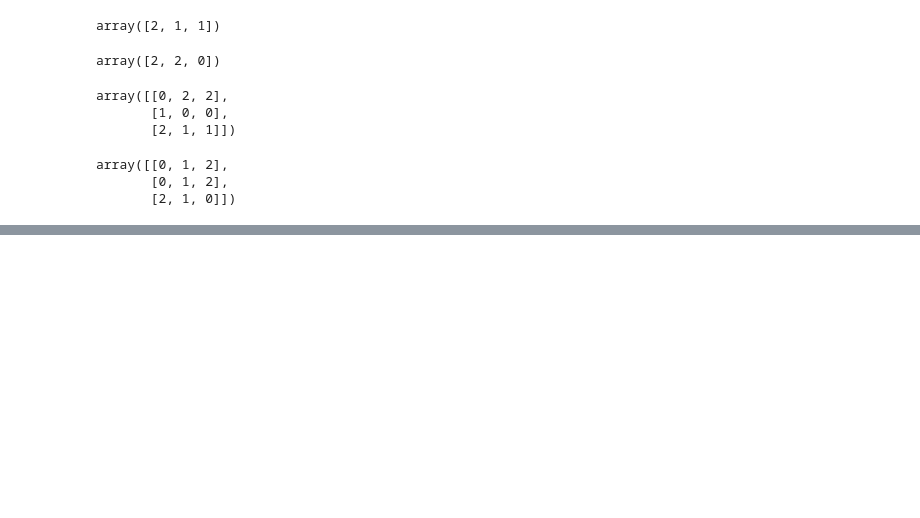
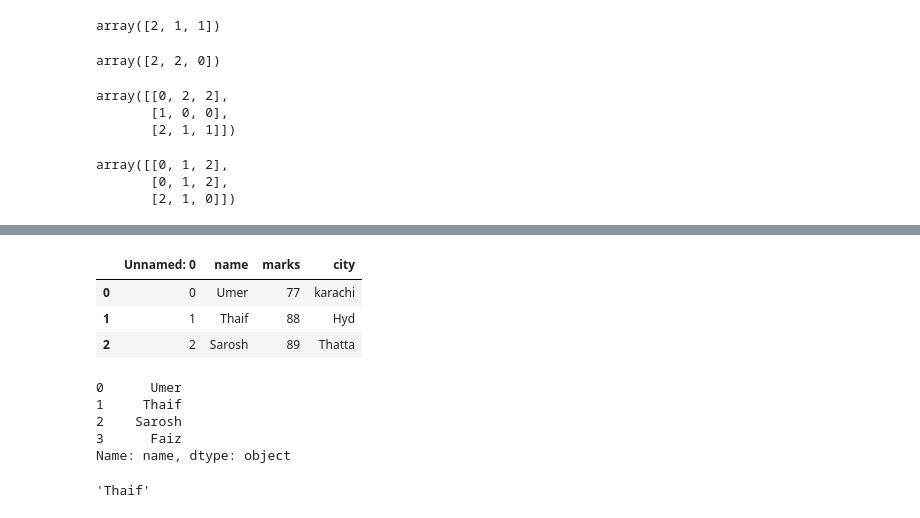
Before and after one commit to umermaher/DSA-Labs, a Jupyter notebook: Mid_Exam.ipynb, the cells around one changed output, grey strips where cells are left out. Drawn from its saved outputs; the diff is of its cells as text; code cells hidden in the pictures; blank space fills up the shorter version.

```diff
--- a/Mid_Exam.ipynb
+++ b/Mid_Exam.ipynb
@@ -253,0 +429,19 @@ array([[0, 1, 2],
+# %%
+pd.read_csv("friends.csv")
+# %% [output]
+|  | Unnamed: 0 | name | marks | city |
+| 0 | 0 | Umer | 77 | karachi |
+| 1 | 1 | Thaif | 88 | Hyd |
+| 2 | 2 | Sarosh | 89 | Thatta |
+# %%
+df['name']
+# %% [output]
+0      Umer
+1     Thaif
+2    Sarosh
+3      Faiz
+Name: name, dtype: object
+# %%
+df['name'][1]
+# %% [output]
+'Thaif'
```
Also changed, not shown: parts of 16 cells of this notebook.
